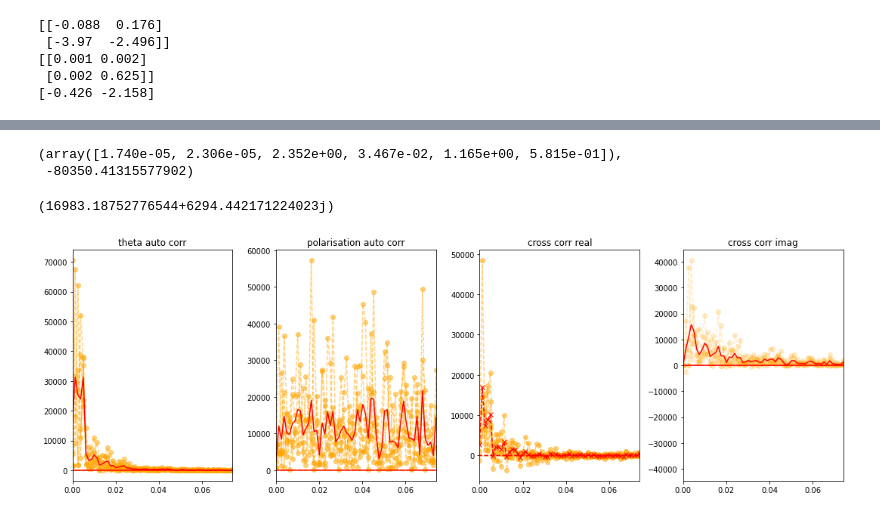
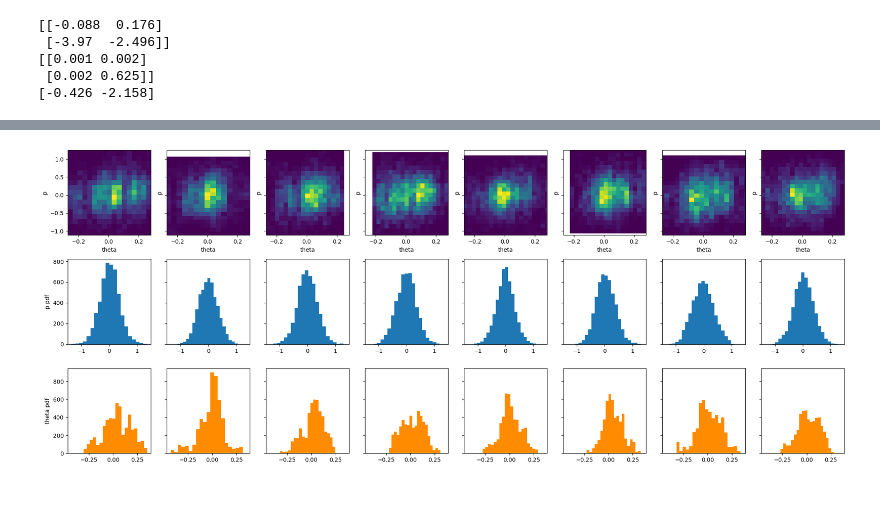
Before and after one commit to Irene-Li/ActivePoly, a Jupyter notebook: inference.ipynb, the cells around one changed output, grey strips where cells are left out. Cells and saved outputs as stored; diff of their text form; code cells hidden in the pictures.

```diff
--- a/inference.ipynb
+++ b/inference.ipynb
@@ -344,52 +217,4 @@ for s in sims:
-# %%
-inf.inf(guess, sims, dt, bounds=bounds)
-# %% [output]
-(array([1.740e-05, 2.306e-05, 2.352e+00, 3.467e-02, 1.165e+00, 5.815e-01]),
- -80350.41315577902)
-# %%
-fig, axs = plt.subplots(1, 4, sharex=True, figsize=(15, 5))
-L = n_frames
-sims = np.array(sims)
-thetas = sims[:, 0, :]
-ps = sims[:, 1, :]
-
-omegas = np.fft.fftfreq(L)*2*np.pi
-
-for (theta, p) in sims:
-    theta_omega = np.fft.fft(theta)
-    p_omega = np.fft.fft(p)
-    theta_corr = np.abs(theta_omega)**2
-    p_corr = np.abs(p_omega)**2
-    cross_corr = np.conj(theta_omega)*p_omega
-
-    axs[0].plot(omegas, theta_corr, 'o--', alpha=0.5, color='orange')
-    axs[1].plot(omegas, p_corr, 'o--', alpha=0.5, color='orange')
-    axs[2].plot(omegas, cross_corr.real, 'o--', alpha=0.5, color='orange')
-    axs[3].plot(omegas, cross_corr.imag, 'o--', alpha=0.2, color='orange')
-
-
-theta_corr = np.mean(np.abs(np.fft.fft(thetas))**2, axis=0)
-axs[0].plot(omegas, theta_corr, color='red')
-axs[0].set_title('theta auto corr')
-
-
-p_corr = np.mean(np.abs(np.fft.fft(ps))**2, axis=0)
-axs[1].plot(omegas, p_corr, color='red')
-axs[1].set_title('polarisation auto corr')
-
-cross_corr = np.mean(np.conjugate(np.fft.fft(thetas))*np.fft.fft(ps), axis=0)
-axs[2].plot(omegas, cross_corr.real, 'x--', color='red')
-
-axs[2].set_title('cross corr real')
-axs[3].plot(omegas, cross_corr.imag, color='red')
-axs[3].set_title('cross corr imag')
-
-print(cross_corr[1])
-
-
-axs[0].set_xlim([0, max(omegas[:60])])
-plt.tight_layout()
-plt.show()
-# %% [output]
-(16983.18752776544+6294.442171224023j)
-[figure, removed]
+# %%
+plot_dist(sims[:8])
+# %% [output]
+[figure, added]
```
Also changed, not shown: parts of 18 cells of this notebook, 29 other files.
